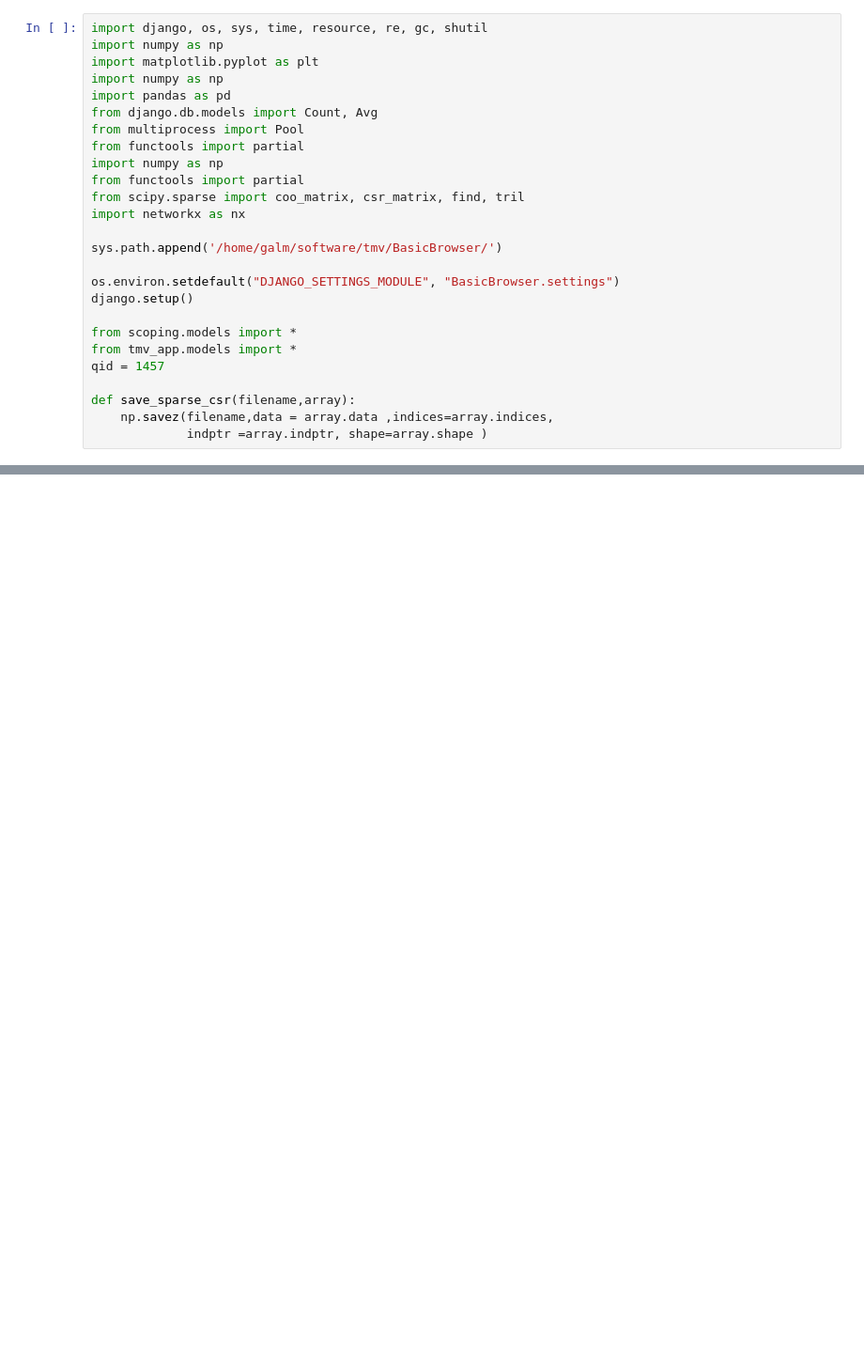
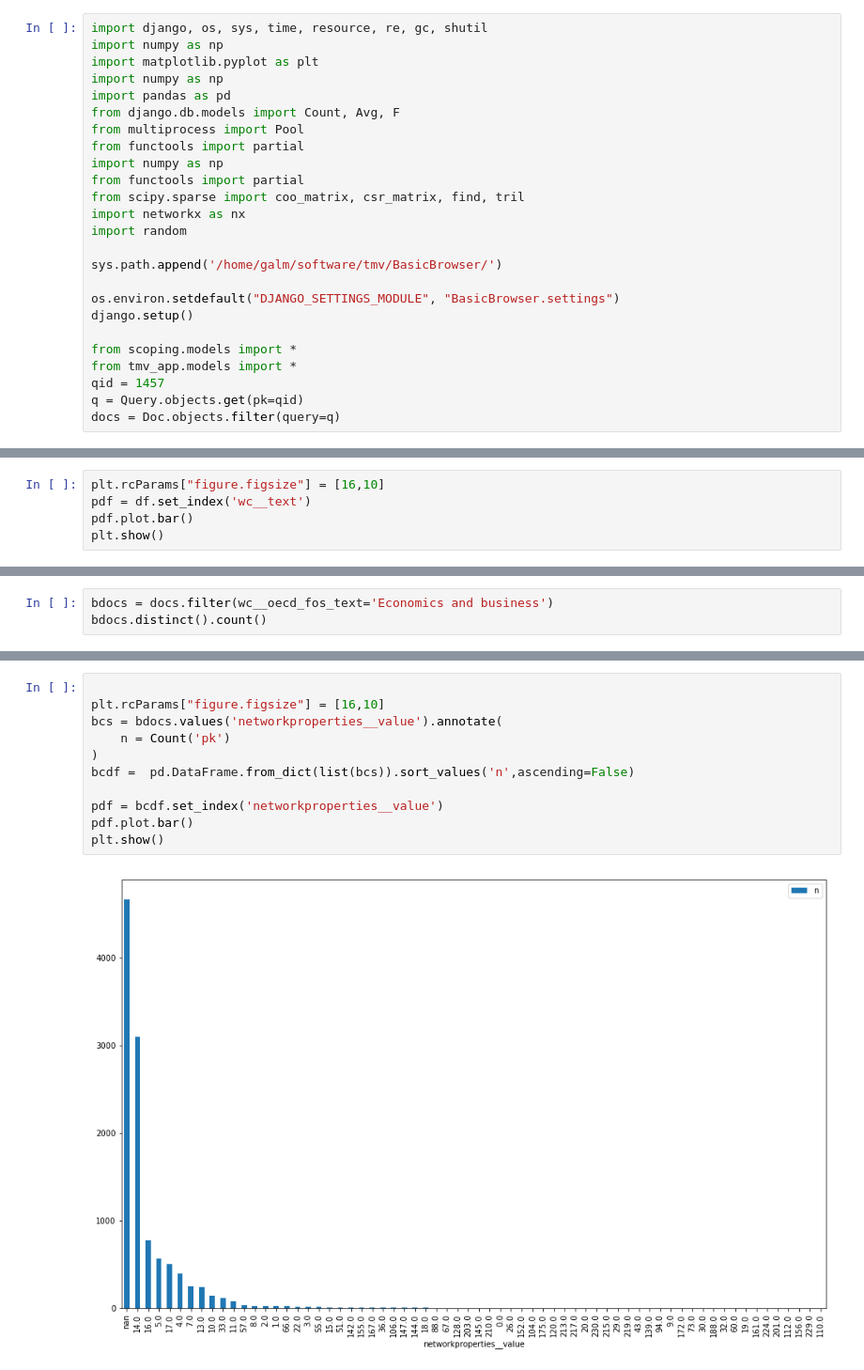
Before and after one commit to mcc-apsis/sustainability, a Jupyter notebook: code/Untitled.ipynb, the cells around one changed output, grey strips where cells are left out. Shown: that part at 94% size. Cells and saved outputs as stored; diff of their text form; blank space fills up the shorter version.

```diff
--- a/code/Untitled.ipynb
+++ b/code/Untitled.ipynb
@@ -4,13 +4,14 @@ import numpy as np
 import matplotlib.pyplot as plt
 import numpy as np
 import pandas as pd
-from django.db.models import Count, Avg
+from django.db.models import Count, Avg, F
 from multiprocess import Pool
 from functools import partial
 import numpy as np
 from functools import partial
 from scipy.sparse import coo_matrix, csr_matrix, find, tril
 import networkx as nx
+import random
 
 sys.path.append('/home/galm/software/tmv/BasicBrowser/')
 
@@ -20,7 +21,5 @@ django.setup()
 from scoping.models import *
 from tmv_app.models import *
 qid = 1457
-
-def save_sparse_csr(filename,array):
-    np.savez(filename,data = array.data ,indices=array.indices,
-             indptr =array.indptr, shape=array.shape )
+q = Query.objects.get(pk=qid)
+docs = Doc.objects.filter(query=q)
@@ -88,0 +42,5 @@ S > 2
+# %%
+plt.rcParams["figure.figsize"] = [16,10]
+pdf = df.set_index('wc__text')
+pdf.plot.bar()
+plt.show()
@@ -88,0 +567,3 @@ S > 2
+# %%
+bdocs = docs.filter(wc__oecd_fos_text='Economics and business')
+bdocs.distinct().count()
@@ -88,0 +680,13 @@ S > 2
+# %%
+
+plt.rcParams["figure.figsize"] = [16,10]
+bcs = bdocs.values('networkproperties__value').annotate(
+    n = Count('pk')
+)
+bcdf =  pd.DataFrame.from_dict(list(bcs)).sort_values('n',ascending=False)
+
+pdf = bcdf.set_index('networkproperties__value')
+pdf.plot.bar()
+plt.show()
+# %% [output]
+[figure, added]
```
Also changed, not shown: parts of 50 cells of this notebook, 8 other files.
